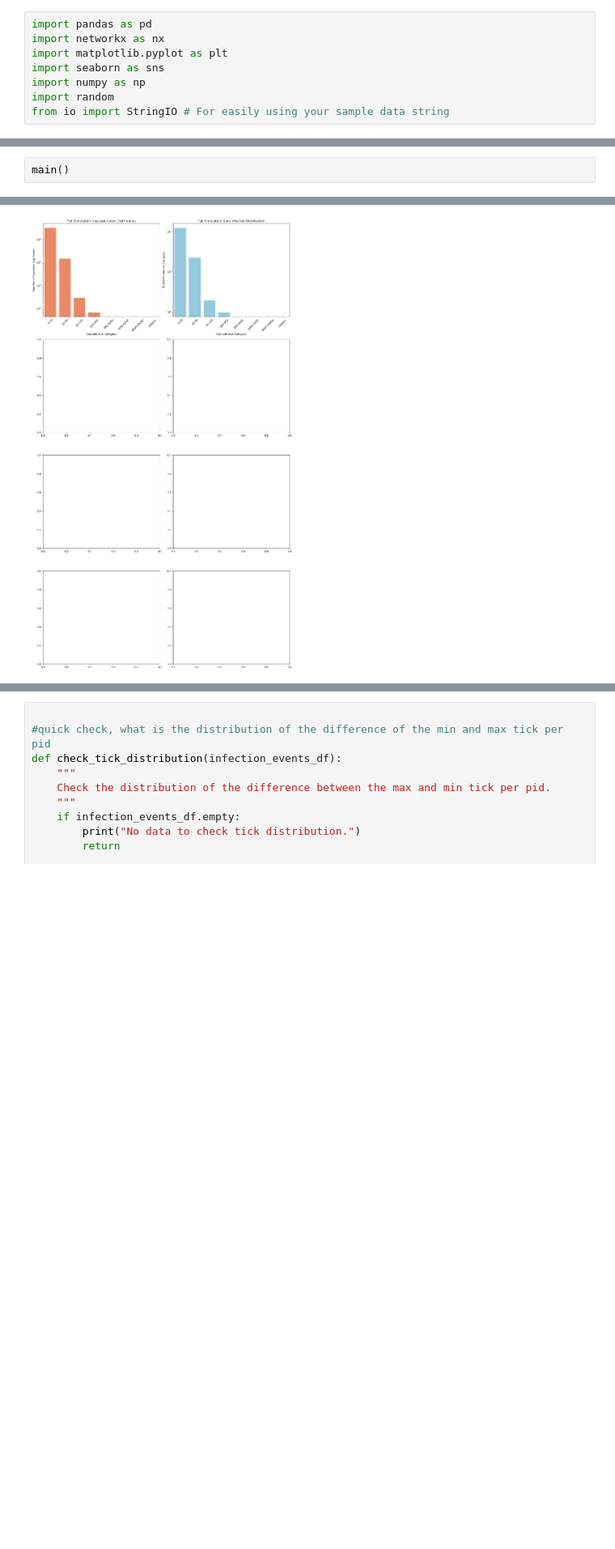
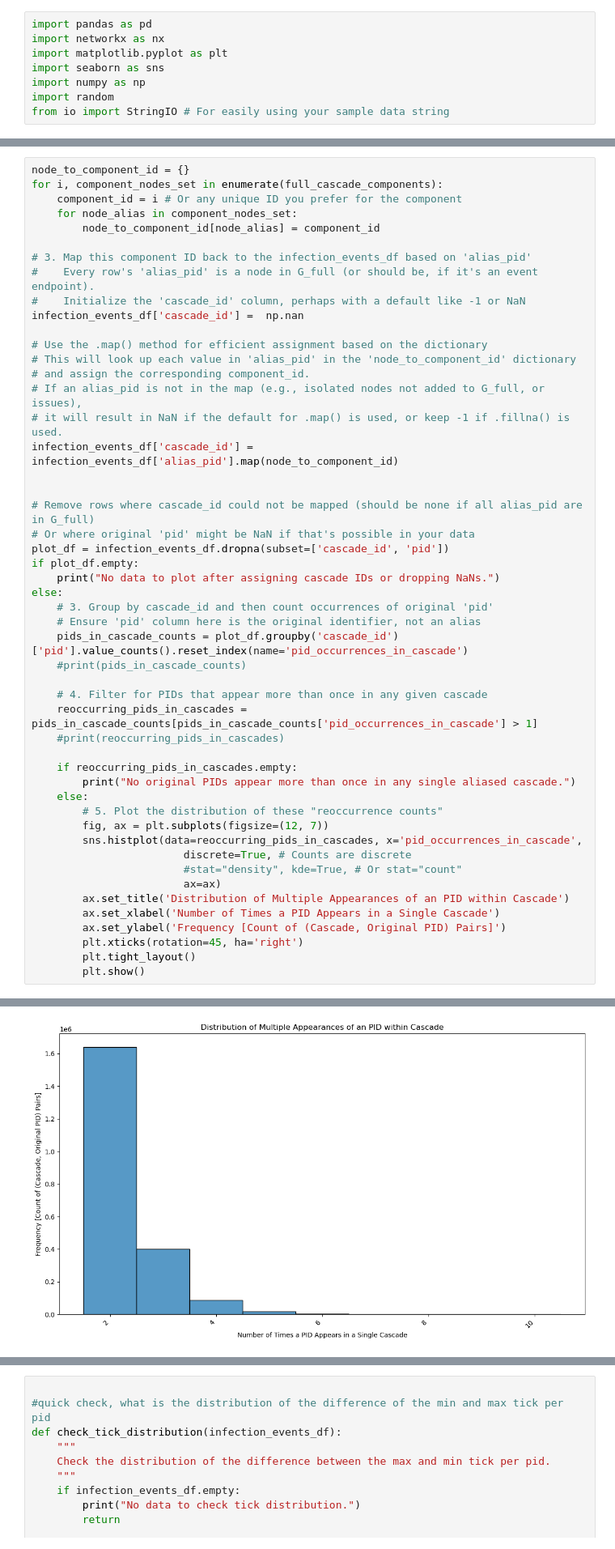
Before and after one commit to NSSAC/PhyloGAS, a Jupyter notebook: src/dendrogram_infection_distribution.ipynb, the cells around one changed output, grey strips where cells are left out. Shown: that part at 81% size. Saved outputs shown, nothing was run; the diff lists cells and outputs as text; blank space fills up the shorter version.

Commit message:
updated cascade calculations

```diff
--- a/src/dendrogram_infection_distribution.ipynb
+++ b/src/dendrogram_infection_distribution.ipynb
@@ -387,3 +644,51 @@ def main():
 # %%
-main()
+node_to_component_id = {}
+for i, component_nodes_set in enumerate(full_cascade_components):
+    component_id = i # Or any unique ID you prefer for the component
+    for node_alias in component_nodes_set:
+        node_to_component_id[node_alias] = component_id
+
+# 3. Map this component ID back to the infection_events_df based on 'alias_pid'
+#    Every row's 'alias_pid' is a node in G_full (or should be, if it's an event endpoint).
+#    Initialize the 'cascade_id' column, perhaps with a default like -1 or NaN
+infection_events_df['cascade_id'] =  np.nan
+
+# Use the .map() method for efficient assignment based on the dictionary
+# This will look up each value in 'alias_pid' in the 'node_to_component_id' dictionary
+# and assign the corresponding component_id.
+# If an alias_pid is not in the map (e.g., isolated nodes not added to G_full, or issues),
+# it will result in NaN if the default for .map() is used, or keep -1 if .fillna() is used.
+infection_events_df['cascade_id'] = infection_events_df['alias_pid'].map(node_to_component_id)
+
+
+# Remove rows where cascade_id could not be mapped (should be none if all alias_pid are in G_full)
+# Or where original 'pid' might be NaN if that's possible in your data
+plot_df = infection_events_df.dropna(subset=['cascade_id', 'pid'])
+if plot_df.empty:
+    print("No data to plot after assigning cascade IDs or dropping NaNs.")
+else:
+    # 3. Group by cascade_id and then count occurrences of original 'pid'
+    # Ensure 'pid' column here is the original identifier, not an alias
+    pids_in_cascade_counts = plot_df.groupby('cascade_id')['pid'].value_counts().reset_index(name='pid_occurrences_in_cascade')
+    #print(pids_in_cascade_counts)
+
+    # 4. Filter for PIDs that appear more than once in any given cascade
+    reoccurring_pids_in_cascades = pids_in_cascade_counts[pids_in_cascade_counts['pid_occurrences_in_cascade'] > 1]
+    #print(reoccurring_pids_in_cascades)
+
+    if reoccurring_pids_in_cascades.empty:
+        print("No original PIDs appear more than once in any single aliased cascade.")
+    else:
+        # 5. Plot the distribution of these "reoccurrence counts"
+        fig, ax = plt.subplots(figsize=(12, 7))
+        sns.histplot(data=reoccurring_pids_in_cascades, x='pid_occurrences_in_cascade',
+                        discrete=True, # Counts are discrete
+                        #stat="density", kde=True, # Or stat="count"
+                        ax=ax)
+        ax.set_title('Distribution of Multiple Appearances of an PID within Cascade')
+        ax.set_xlabel('Number of Times a PID Appears in a Single Cascade')
+        ax.set_ylabel('Frequency [Count of (Cascade, Original PID) Pairs]')
+        plt.xticks(rotation=45, ha='right')
+        plt.tight_layout()
+        plt.show()
 # %% [output]
@@ -393 +695 @@ Final infection_events_df shape after type conversion: (11581151, 5)
-[figure, old version]
+[figure, new version]
```
Also changed, not shown: parts of 11 cells of this notebook.
